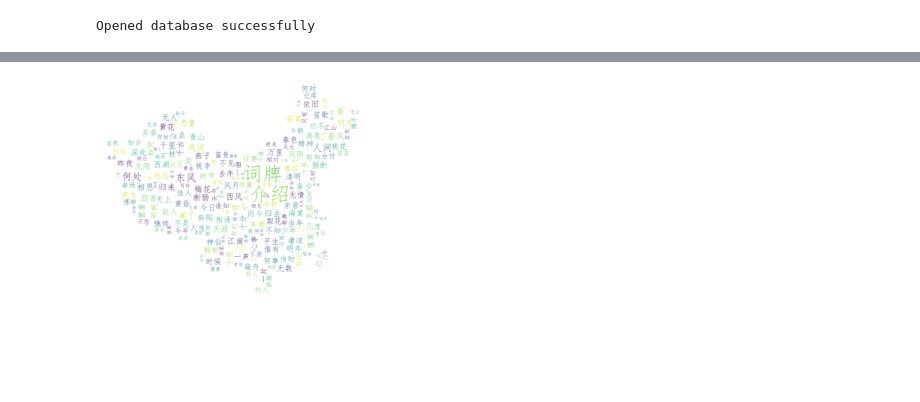
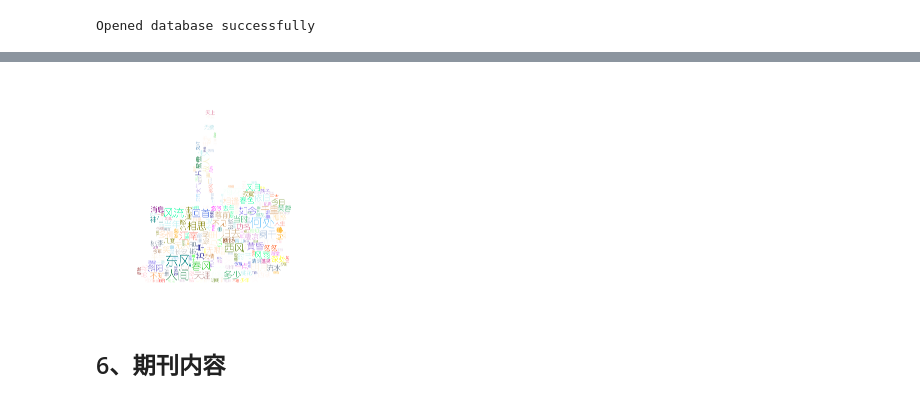
Before and after one commit to MarioZZJ/Chinese_Text_Classification, a Jupyter notebook: preprocessing/词云.ipynb, the cells around one changed output, grey strips where cells are left out. Saved outputs shown, nothing was run; the diff lists cells and outputs as text; code cells hidden in the pictures; blank space fills up the shorter version.

```diff
--- a/preprocessing/词云.ipynb
+++ b/preprocessing/词云.ipynb
@@ -173,6 +201,9 @@ mask=np.array(Image.open("china2.png"))
 # %%
 font = r'C:\Windows\Fonts\simfang.ttf'
 #wc = WordCloud(collocations=False, font_path=font, width=1400, height=1400, margin=2).generate(text.lower())
+
+color_list = ['#87CEFA', '#778899', '#B0C4DE', '#FFFFE0', '#00FF00', '#32CD32', '#FAF0E6', '#FF00FF', '#800000', '#66CDAA', '#0000CD', '#BA55D3', '#9370DB', '#3CB371', '#7B68EE', '#00FA9A', '#48D1CC', '#C71585', '#191970', '#F5FFFA', '#FFE4E1', '#FFE4B5', '#FFDEAD', '#000080', '#FDF5E6', '#808000', '#6B8E23', '#FFA500', '#FF4500', '#DA70D6', '#EEE8AA', '#98FB98', '#AFEEEE', '#DB7093', '#FFEFD5', '#FFDAB9', '#CD853F', '#FFC0CB', '#DDA0DD', '#B0E0E6', '#800080', '#FF0000', '#BC8F8F', '#4169E1', '#8B4513', '#FA8072', '#FAA460', '#2E8B57', '#FFF5EE', '#A0522D', '#C0C0C0', '#87CEEB', '#6A5ACD', '#708090', '#FFFAFA', '#00FF7F', '#4682B4', '#D2B48C', '#008080', '#D8BFD8', '#FF6347', '#40E0D0', '#EE82EE', '#F5DEB3', '#FFFFFF', '#F5F5F5', '#FFFF00', '#9ACD32']
+colormap=colors.ListedColormap(color_list)#调用
 
 wc = WordCloud(
         # 设置字体，不指定就会出现乱码
@@ -189,11 +220,12 @@ wc = WordCloud(
     max_font_size=30,
         # 最小字体
     min_font_size=5,
+    colormap=colormap,
     mode='RGBA'
         #colormap='pink'
         )
 # 产生词云
-wc.generate(author)
+wc.generate(result)
 # 保存图片
 wc.to_file(r"author_for_poet.png") # 按照设置的像素宽高度保存绘制好的词云图，比下面程序显示更清晰
 # 4.显示图片
@@ -209,7 +243,6 @@ plt.show()
 # %%
 import sqlite3
-conn = sqlite3.connect("C:\\Users\\洋子\\Documents\\作业\\大三上\\文本理解与数据挖掘\\第一次作业\\texts.db")
-#conn=sqlite3.connect("../data/database/texts.db")
+conn=sqlite3.connect("../data/database/texts.db")
 print ('Opened database successfully')
 # %% [output]
 Opened database successfully
@@ -250,48 +281,53 @@ Prefix dict has been built successfully.
 # %%
 result=""
 for i in x_fenci:
-    if(i!="介绍")and (i!="词牌"):
-        result=result+i+" "
+    result=result+i+" "
 #print(author)
 # %%
 import matplotlib.pyplot as plt
 from wordcloud import WordCloud
 from PIL import Image
 import numpy as np
-mask=np.array(Image.open("china2.png"))
+mask=np.array(Image.open("pic.jpg"))
 # %%
-font = r'C:\Windows\Fonts\simfang.ttf'
+font = r'C:\Windows\Fonts\simyou.ttf'
 #wc = WordCloud(collocations=False, font_path=font, width=1400, height=1400, margin=2).generate(text.lower())
 
+color_list = ['#87CEFA', '#778899', '#B0C4DE', '#FFFFE0', '#00FF00', '#32CD32', '#FAF0E6', '#FF00FF', '#800000', '#66CDAA', '#0000CD', '#BA55D3', '#9370DB', '#3CB371', '#7B68EE', '#00FA9A', '#48D1CC', '#C71585', '#191970', '#F5FFFA', '#FFE4E1', '#FFE4B5', '#FFDEAD', '#000080', '#FDF5E6', '#808000', '#6B8E23', '#FFA500', '#FF4500', '#DA70D6', '#EEE8AA', '#98FB98', '#AFEEEE', '#DB7093', '#FFEFD5', '#FFDAB9', '#CD853F', '#FFC0CB', '#DDA0DD', '#B0E0E6', '#800080', '#FF0000', '#BC8F8F', '#4169E1', '#8B4513', '#FA8072', '#FAA460', '#2E8B57', '#FFF5EE', '#A0522D', '#C0C0C0', '#87CEEB', '#6A5ACD', '#708090', '#FFFAFA', '#00FF7F', '#4682B4', '#D2B48C', '#008080', '#D8BFD8', '#FF6347', '#40E0D0', '#EE82EE', '#F5DEB3', '#FFFFFF', '#F5F5F5', '#FFFF00', '#9ACD32']
+colormap=colors.ListedColormap(color_list)#调用
+
 wc = WordCloud(
-        # 设置字体，不指定就会出现乱码
-    font_path=font,
-    mask=mask,
-    collocations=False,
-        # 设置背景色
-    background_color='white',
-        # 设置背景宽
-    width=500,
-        # 设置背景高
-    height=350,
-        # 最大字体
-    max_font_size=30,
-        # 最小字体
-    min_font_size=5,
-    mode='RGBA'
-        #colormap='pink'
-        )
+    # 设置字体，不指定就会出现乱码
+font_path=font,
+mask=mask,
+collocations=False,
+    # 设置背景色
+background_color='white',
+    # 设置背景宽
+width=500,
+    # 设置背景高
+height=350,
+    # 最大字体
+max_font_size=300,
+    # 最小字体
+min_font_size=50,
+colormap=colormap,
+mode='RGBA'
+    #colormap='pink'
+    )
 # 产生词云
 wc.generate(result)
 # 保存图片
 wc.to_file(r"text_for_poet.png") # 按照设置的像素宽高度保存绘制好的词云图，比下面程序显示更清晰
 # 4.显示图片
 # 指定所绘图名称
 plt.figure("jay")
 # 以图片的形式显示词云
 plt.imshow(wc)
 # 关闭图像坐标系
 plt.axis("off")
 plt.show()
 # %% [output]
-[figure, old version]
+[figure, new version]
+# %% [markdown]
+## 6、期刊内容
```
Also changed, not shown: parts of 28 cells of this notebook.
